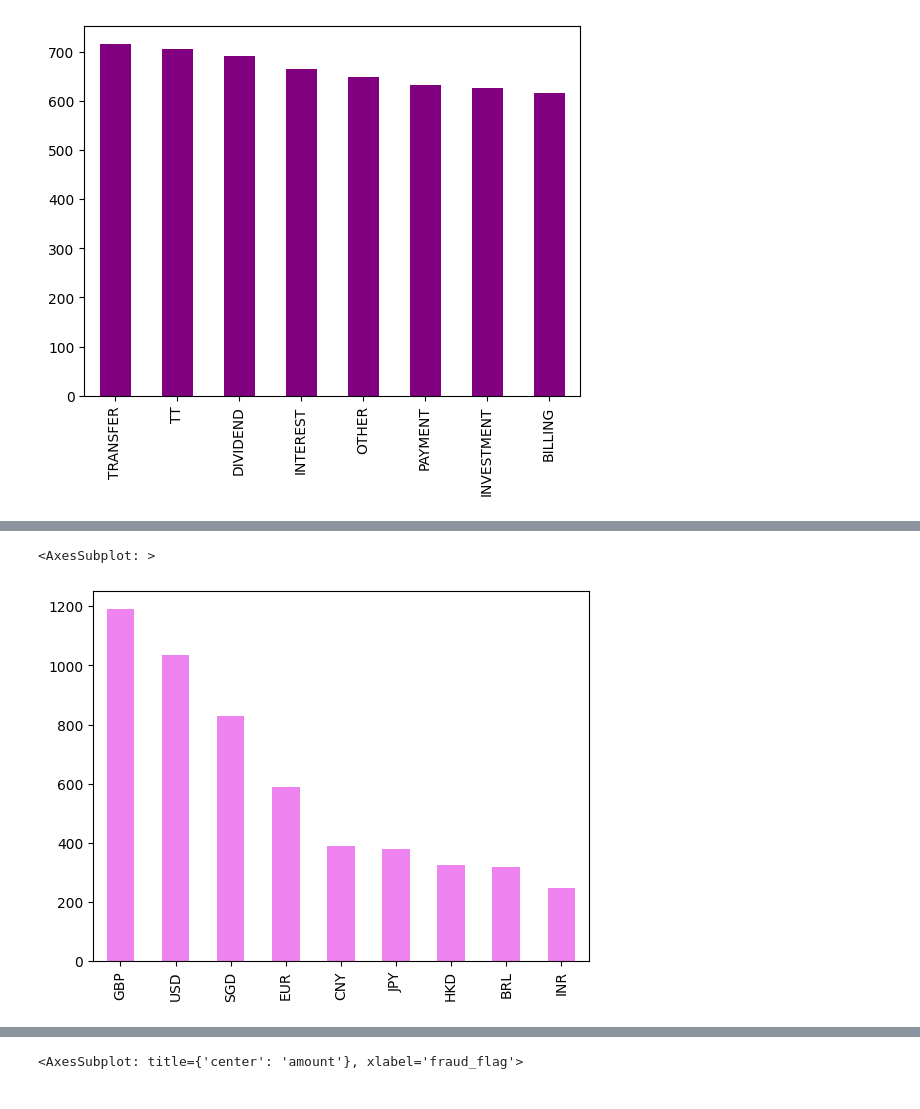
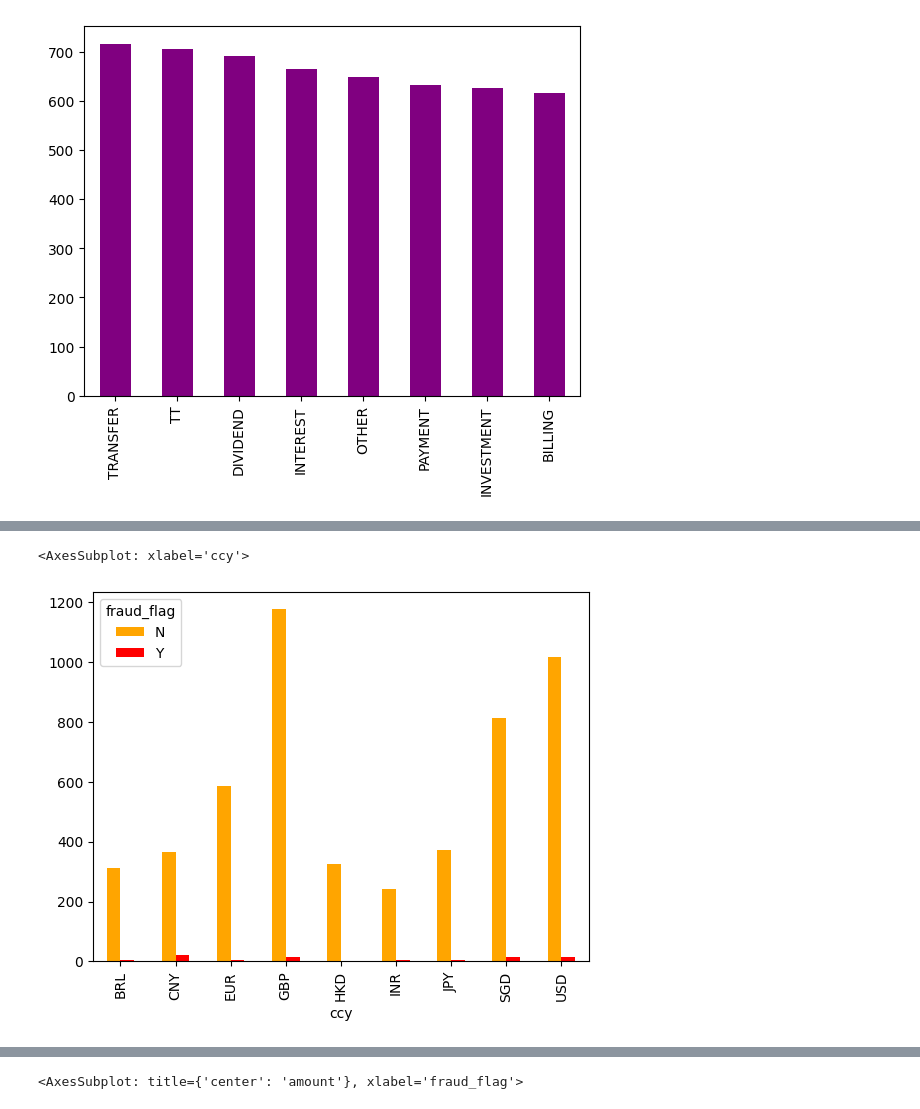
Before and after one commit to bhavesh-chainani/fraud_detection, a Jupyter notebook: bhavesh_silent_eight.ipynb, the cells around one changed output, grey strips where cells are left out. Drawn from its saved outputs; the diff is of its cells as text; code cells hidden in the pictures.

```diff
--- a/bhavesh_silent_eight.ipynb
+++ b/bhavesh_silent_eight.ipynb
@@ -156,6 +173,12 @@ data.type.value_counts().plot(kind='bar', color = 'purple')
 # %%
 #plot count of types of currency
-data.ccy.value_counts().plot(kind='bar', color = 'violet')
+## Visualise distribution of y value for time of day
+(data
+ .groupby(['ccy', 'fraud_flag'])
+ .size()
+ .unstack()
+ .plot.bar(color=['orange','red'])
+)
 # %% [output]
-<AxesSubplot: >
+<AxesSubplot: xlabel='ccy'>
-[figure, old version]
+[figure, new version]
```
Also changed, not shown: parts of 30 cells of this notebook.
